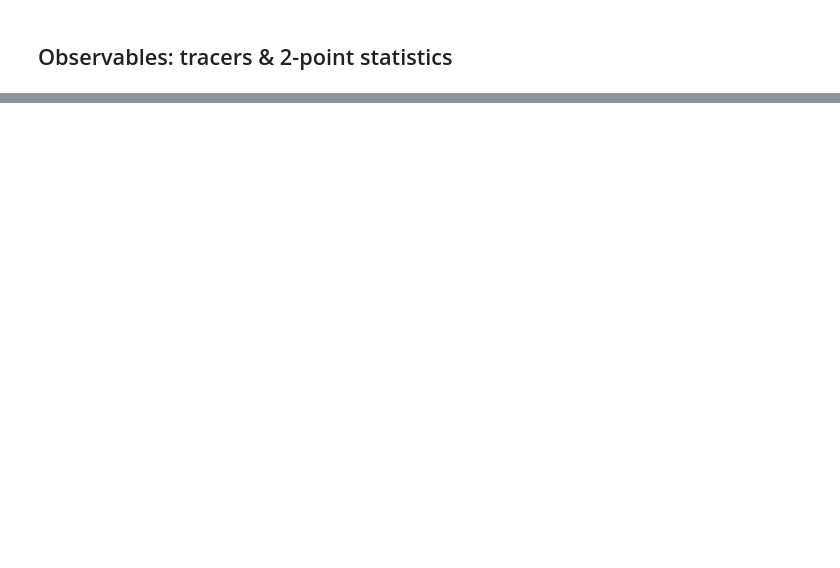
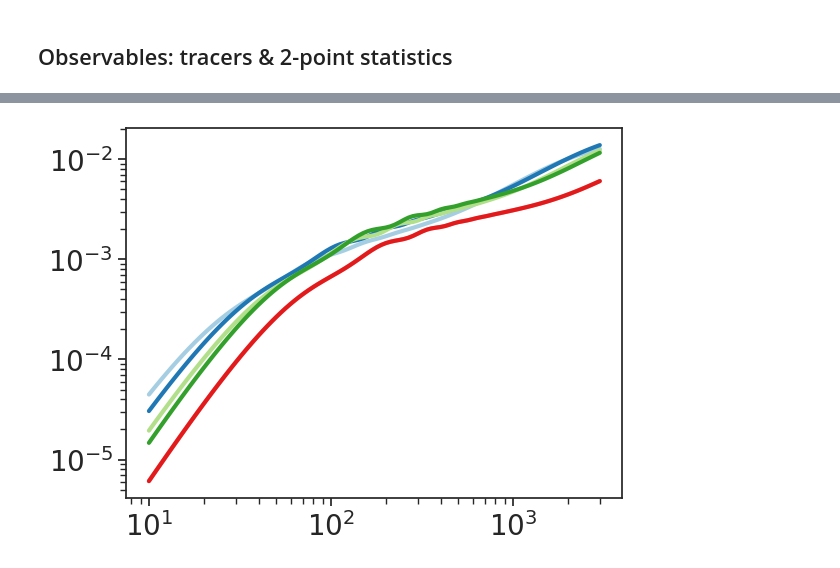
Before and after one commit to cloe-org/cloelib, a Jupyter notebook: notebooks/observables/photo_protocols.ipynb, the cells around one changed output, grey strips where cells are left out. Drawn from its saved outputs; the diff is of its cells as text; code cells hidden in the pictures; blank space fills up the shorter version.

```diff
--- a/notebooks/observables/photo_protocols.ipynb
+++ b/notebooks/observables/photo_protocols.ipynb
@@ -222,6 +238,12 @@ myz = np.linspace(1e-4, 3., 100)
 my_dndz_pos_norm = np.zeros([len(dndz_pos.keys()), 100])
 for i in range(6):
     my_dndz_pos_norm[i,:] = np.interp(myz, z_pos, my_dndz_pos[i,:])
+
+my_dndz_she = np.vstack(list(dndz_she_norm.values()))
+myz = np.linspace(1e-4, 3., 100)
+my_dndz_she_norm = np.zeros([len(dndz_she.keys()), 100])
+for i in range(6):
+    my_dndz_she_norm[i,:] = np.interp(myz, z_she, my_dndz_she[i,:])
 # %%
 # Plot the dndz
 i = 0
@@ -265,0 +299,5 @@ for i in range(1, 7):
+# %%
+for i in range(1, 7):
+    plt.loglog(ells, ells*(2*ells+1)*cells_SG[:, i, i])
+# %% [output]
+[figure, added]
```
Also changed, not shown: parts of 10 cells of this notebook, 4 other files.
